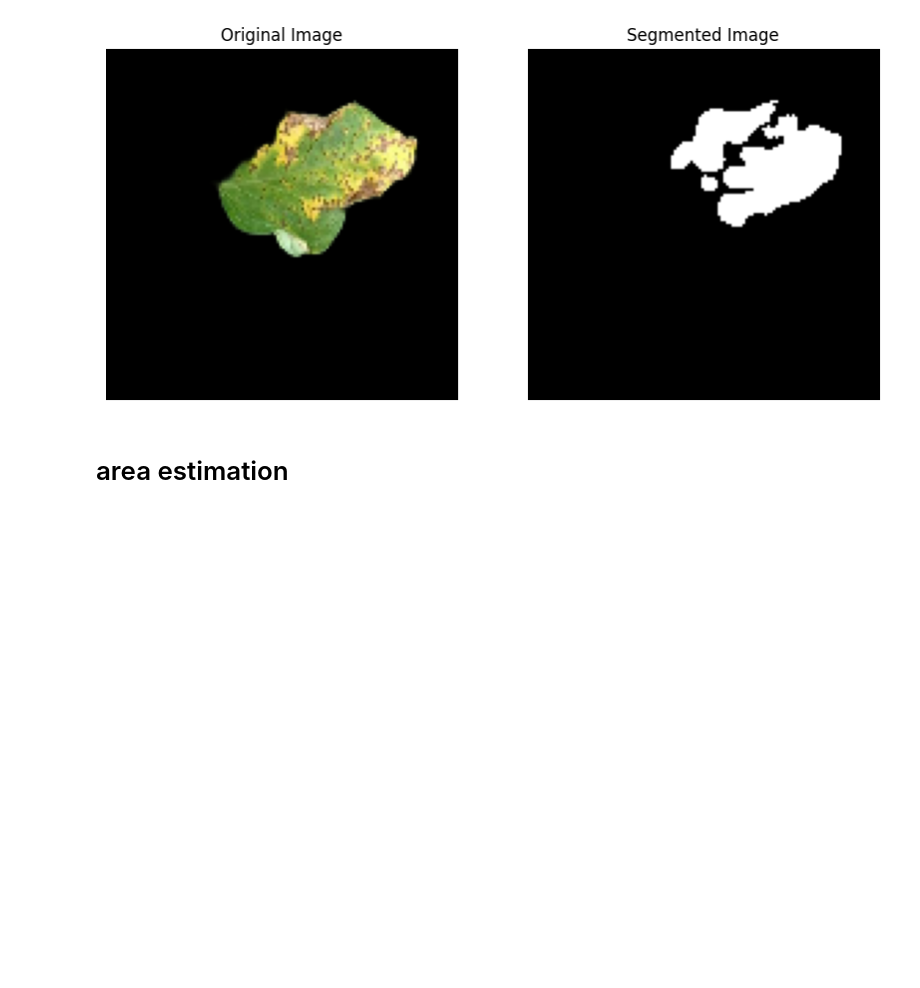
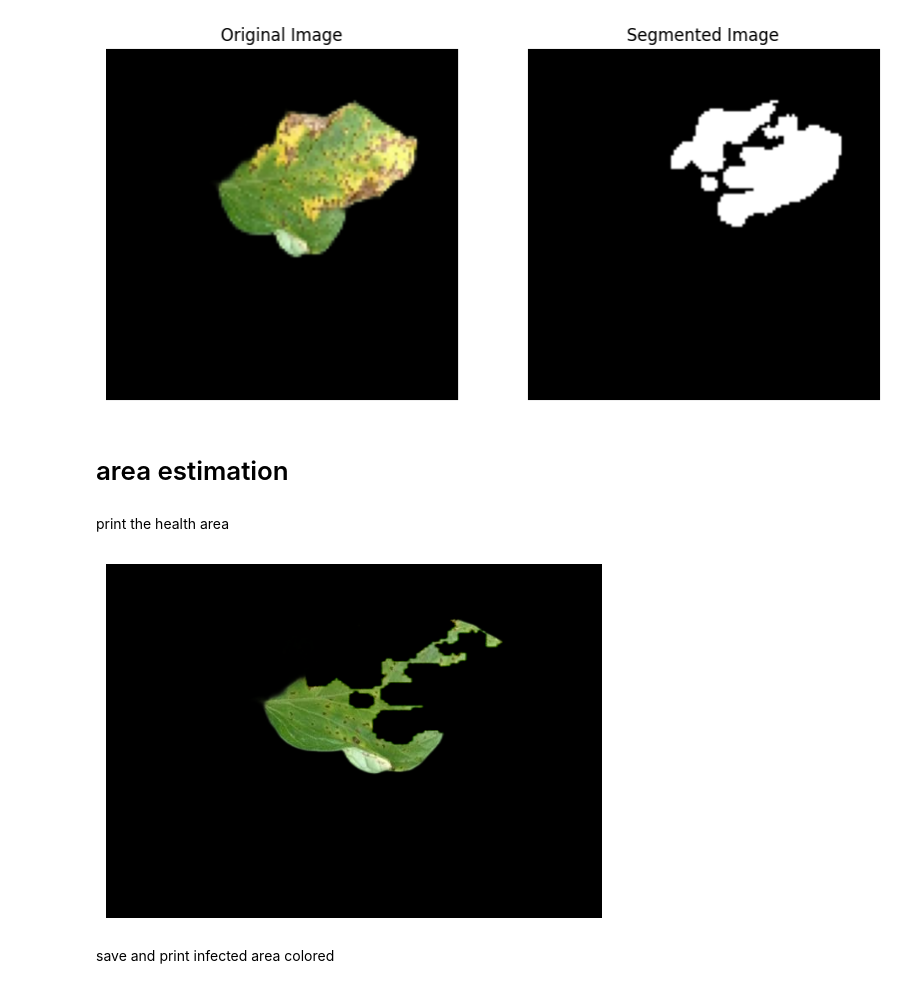
Before and after one commit to talisma-cassoma/plant-disease-study, a Jupyter notebook: disease_severity_estimation.ipynb, the cells around one changed output. Cells and saved outputs as stored; diff of their text form; code cells hidden in the pictures; blank space fills up the shorter version.

Commit message:
add print health area

```diff
--- a/disease_severity_estimation.ipynb
+++ b/disease_severity_estimation.ipynb
@@ -119,3 +129,41 @@ plt.show()
 [figure]
 # %% [markdown]
 # area estimation
+# %% [markdown]
+print the health area
+# %%
+import cv2
+import matplotlib.pyplot as plt
+
+# Read the images
+image1 = cv2.imread('/content/output/00052_1.png')
+image2 = cv2.imread('/content/segmented_image.png')
+
+# Resize the images to have the same shape
+image2_resized = cv2.resize(image2, (image1.shape[1], image1.shape[0]))
+
+# Subtract the images
+subtracted = cv2.subtract(image1, image2_resized)
+
+# Display the result image using matplotlib
+plt.imshow(cv2.cvtColor(subtracted, cv2.COLOR_BGR2RGB))
+plt.axis('off')  # Turn off axis numbers and ticks
+plt.show()
+
+# Display the original and segmented images the two images (origal and health area)
+#plt.figure(figsize=(10, 5))
+# Original image
+#plt.subplot(1, 2, 1)
+#plt.imshow(img)
+#plt.title('Original Image')
+#plt.axis('off')
+# Display the result image using matplotlib
+#plt.subplot(1, 2, 2)
+#plt.imshow(cv2.cvtColor(subtracted, cv2.COLOR_BGR2RGB))
+#plt.axis('off')  # Turn off axis numbers and ticks
+#plt.title('health area')
+#plt.show()
+# %% [output]
+[figure, added]
+# %% [markdown]
+save and print infected area colored
```
Also changed, not shown: parts of 5 cells of this notebook.
